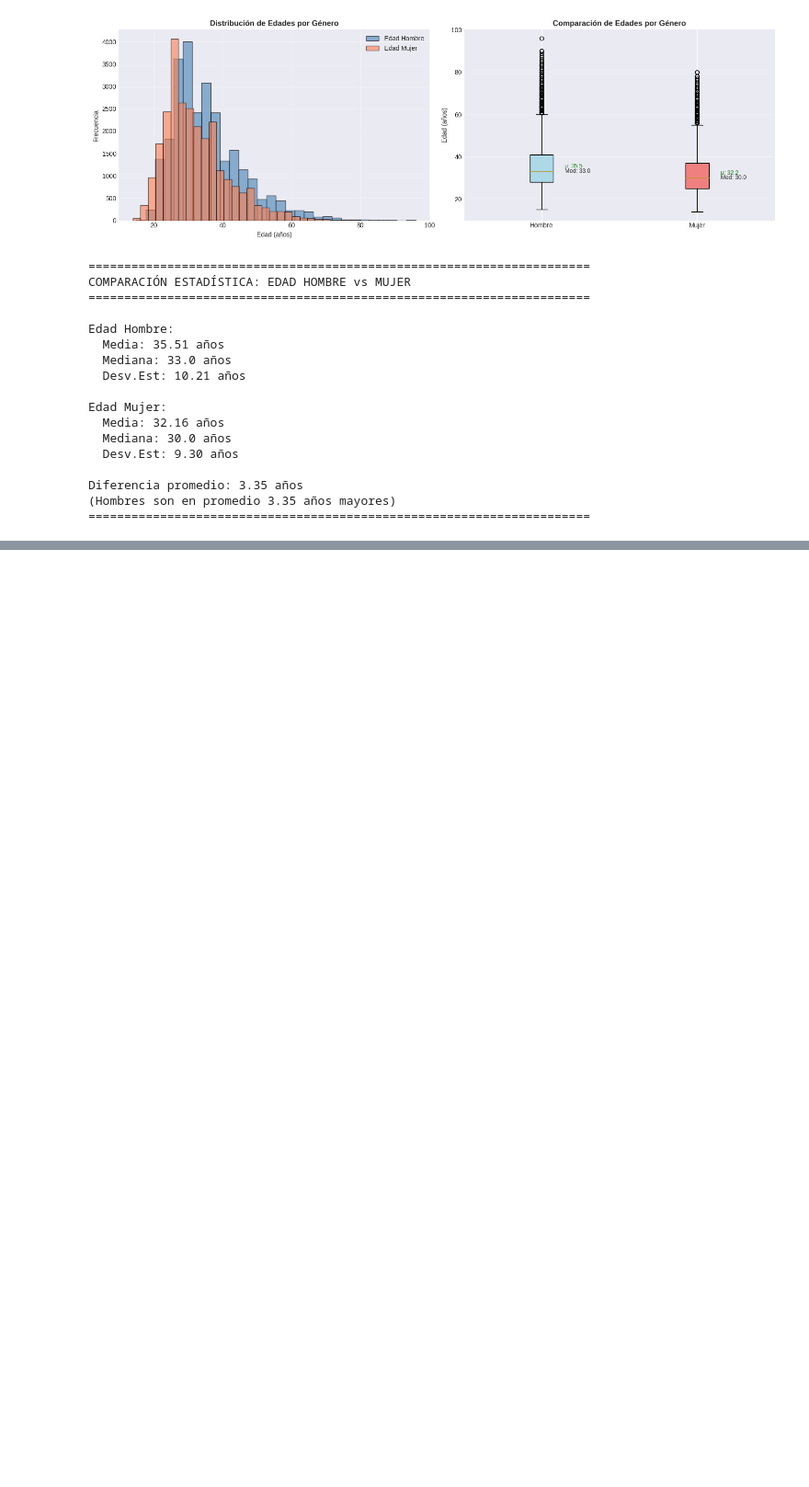
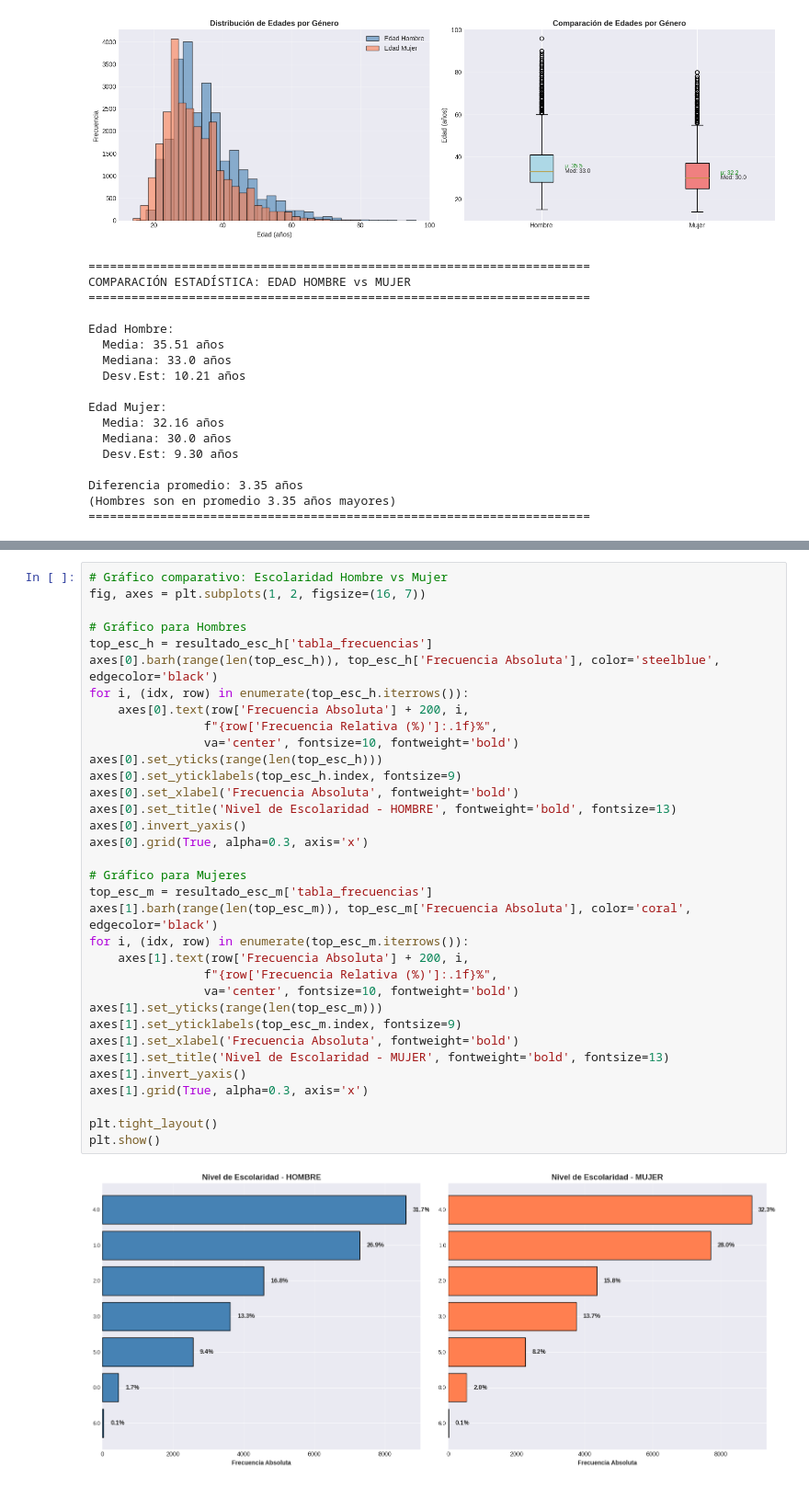
Before and after one commit to Tunchxz/CC3074-Proyecto-1, a Jupyter notebook: proyecto-1.ipynb, the cells around one changed output, grey strips where cells are left out. Shown at 92% size. Saved outputs shown, nothing was run; the diff lists cells and outputs as text; blank space fills up the shorter version.

```diff
--- a/proyecto-1.ipynb
+++ b/proyecto-1.ipynb
@@ -1876,0 +2256,36 @@ Diferencia promedio: 3.35 años
+# %%
+# Gráfico comparativo: Escolaridad Hombre vs Mujer
+fig, axes = plt.subplots(1, 2, figsize=(16, 7))
+
+# Gráfico para Hombres
+top_esc_h = resultado_esc_h['tabla_frecuencias']
+axes[0].barh(range(len(top_esc_h)), top_esc_h['Frecuencia Absoluta'], color='steelblue', edgecolor='black')
+for i, (idx, row) in enumerate(top_esc_h.iterrows()):
+    axes[0].text(row['Frecuencia Absoluta'] + 200, i,
+                f"{row['Frecuencia Relativa (%)']:.1f}%",
+                va='center', fontsize=10, fontweight='bold')
+axes[0].set_yticks(range(len(top_esc_h)))
+axes[0].set_yticklabels(top_esc_h.index, fontsize=9)
+axes[0].set_xlabel('Frecuencia Absoluta', fontweight='bold')
+axes[0].set_title('Nivel de Escolaridad - HOMBRE', fontweight='bold', fontsize=13)
+axes[0].invert_yaxis()
+axes[0].grid(True, alpha=0.3, axis='x')
+
+# Gráfico para Mujeres
+top_esc_m = resultado_esc_m['tabla_frecuencias']
+axes[1].barh(range(len(top_esc_m)), top_esc_m['Frecuencia Absoluta'], color='coral', edgecolor='black')
+for i, (idx, row) in enumerate(top_esc_m.iterrows()):
+    axes[1].text(row['Frecuencia Absoluta'] + 200, i,
+                f"{row['Frecuencia Relativa (%)']:.1f}%",
+                va='center', fontsize=10, fontweight='bold')
+axes[1].set_yticks(range(len(top_esc_m)))
+axes[1].set_yticklabels(top_esc_m.index, fontsize=9)
+axes[1].set_xlabel('Frecuencia Absoluta', fontweight='bold')
+axes[1].set_title('Nivel de Escolaridad - MUJER', fontweight='bold', fontsize=13)
+axes[1].invert_yaxis()
+axes[1].grid(True, alpha=0.3, axis='x')
+
+plt.tight_layout()
+plt.show()
+# %% [output]
+[figure, added]
```
Also changed, not shown: parts of 20 cells of this notebook.
